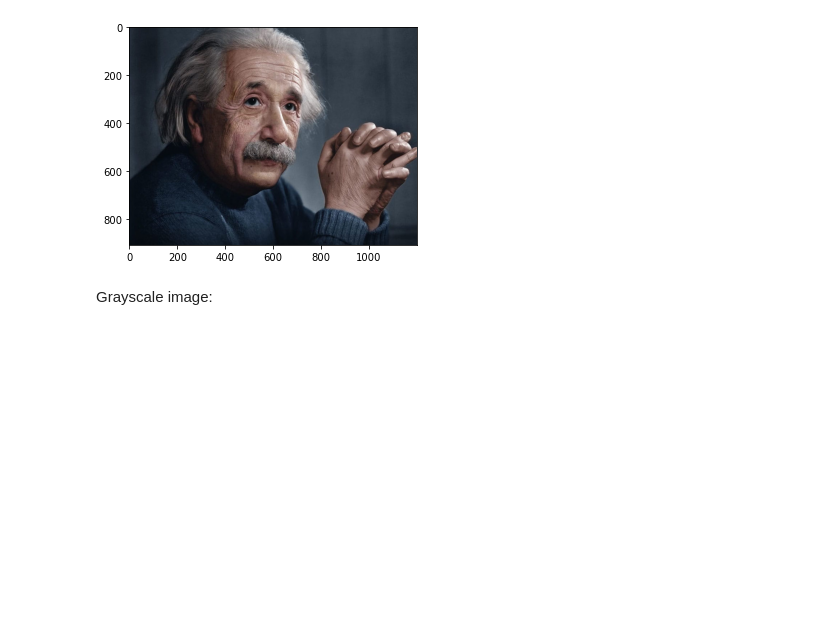
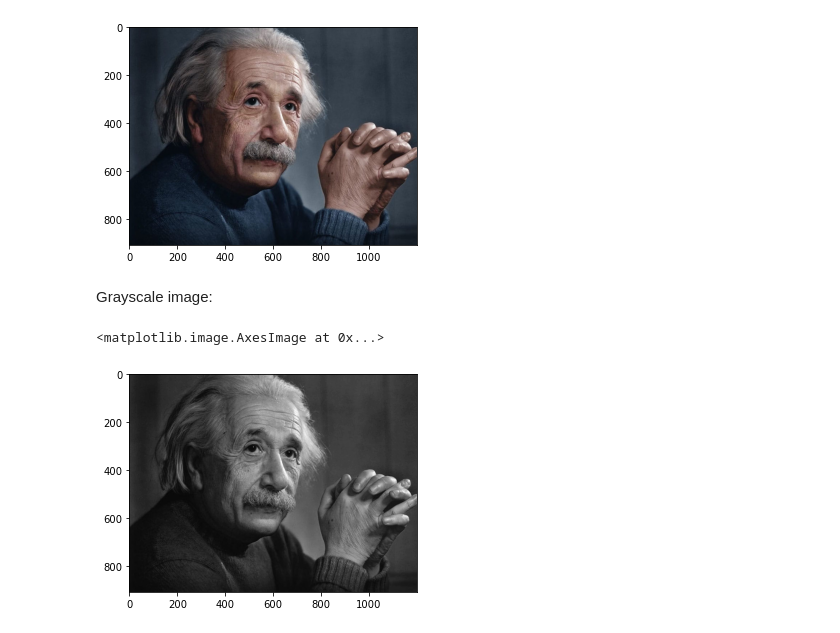
Before and after one commit to luluhtutt/Picxtoon, a Jupyter notebook: toon-demo.ipynb, the cells around one changed output. Cells and saved outputs as stored; diff of their text form; code cells hidden in the pictures; blank space fills up the shorter version.

```diff
--- a/toon-demo.ipynb
+++ b/toon-demo.ipynb
@@ -14,5 +14,8 @@ plt.imshow(img)
 # %% [markdown]
 Grayscale image:
 # %%
-# grayscale = toon.gray_scale(img)
-# plt.imshow(grayscale)
+grayscale = toon.gray_scale(img)
+plt.imshow(grayscale, cmap="gray")
+# %% [output]
+<matplotlib.image.AxesImage at 0x...>
+[figure, added]
```
Also changed, not shown: parts of 2 cells of this notebook, 1 other file.
